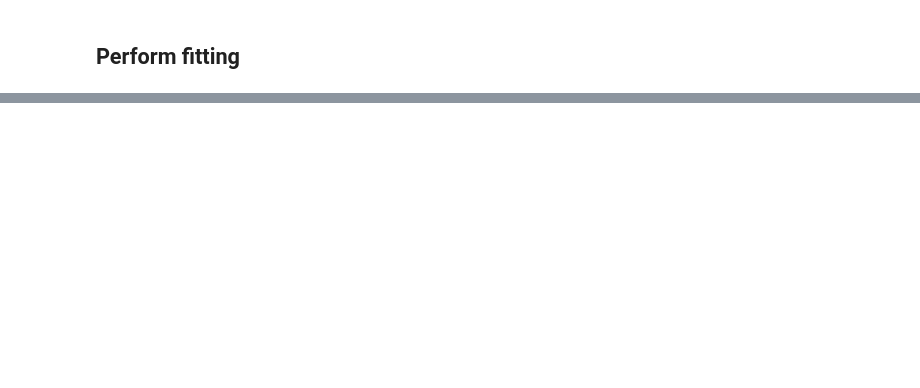
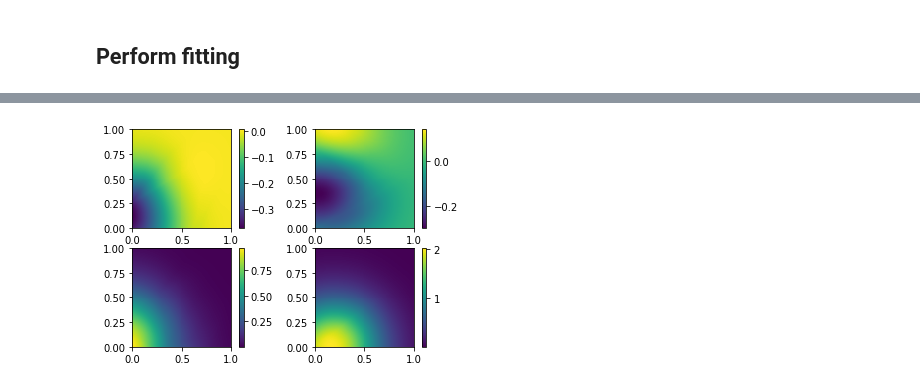
Before and after one commit to wbishopJanelia/janelia_core, a Jupyter notebook: development/single_subject_vae.ipynb, the cells around one changed output, grey strips where cells are left out. Saved outputs shown, nothing was run; the diff lists cells and outputs as text; code cells hidden in the pictures; blank space fills up the shorter version.

```diff
--- a/development/single_subject_vae.ipynb
+++ b/development/single_subject_vae.ipynb
@@ -25,7 +25,7 @@ from janelia_core.visualization.matrix_visualization import cmp_n_mats
 ## Parameters go here
 # %%
 n_neurons = 100
-n_modes = 1
+n_modes = 2
 n_smps = 2000
 neural_noise_std = .2 # Amount of noise we add to neural activity
 # %% [markdown]
@@ -146,7 +146,7 @@ p_r_mode_dists = [None]*n_modes
 
 for m_i in range(n_modes):
     # Setup l mode
-    p_l_spike_log_prob_fcn = LogGaussianBumpFcn(d_x=2, ctr_std_lb=.02, ctr_std_ub=20000.0, ctr_std_init=2.5,
+    p_l_spike_log_prob_fcn = LogGaussianBumpFcn(d_x=2, ctr_std_lb=.02, ctr_std_ub=20000.0, ctr_std_init=0.5,
                                    log_gain_lb=-10.0, log_gain_ub=0.0, log_gain_init=-0.000001)
     p_l_spike_d = CondBernoulliDistribution(p_l_spike_log_prob_fcn)
 
@@ -164,7 +164,7 @@ for m_i in range(n_modes):
 
 
     # Setup r mode
-    p_r_spike_log_prob_fcn = LogGaussianBumpFcn(d_x=2, ctr_std_lb=.02, ctr_std_ub=20000.0, ctr_std_init=2.5,
+    p_r_spike_log_prob_fcn = LogGaussianBumpFcn(d_x=2, ctr_std_lb=.02, ctr_std_ub=20000.0, ctr_std_init=0.5,
                                    log_gain_lb=-10.0, log_gain_ub=0.0, log_gain_init=-0.0000001)
     p_r_spike_d = CondBernoulliDistribution(p_r_spike_log_prob_fcn)
 
@@ -421,2 +486,4 @@ cmp_n_mats([w_n, w_i_n, np.abs(w_n - w_i_n)], show_colorbars=True)
 # %%
-visualize_low_rank_matrix_modes(q)
+visualize_low_rank_matrix_modes(p)
+# %% [output]
+[figure, added]
```
Also changed, not shown: parts of 11 cells of this notebook.
